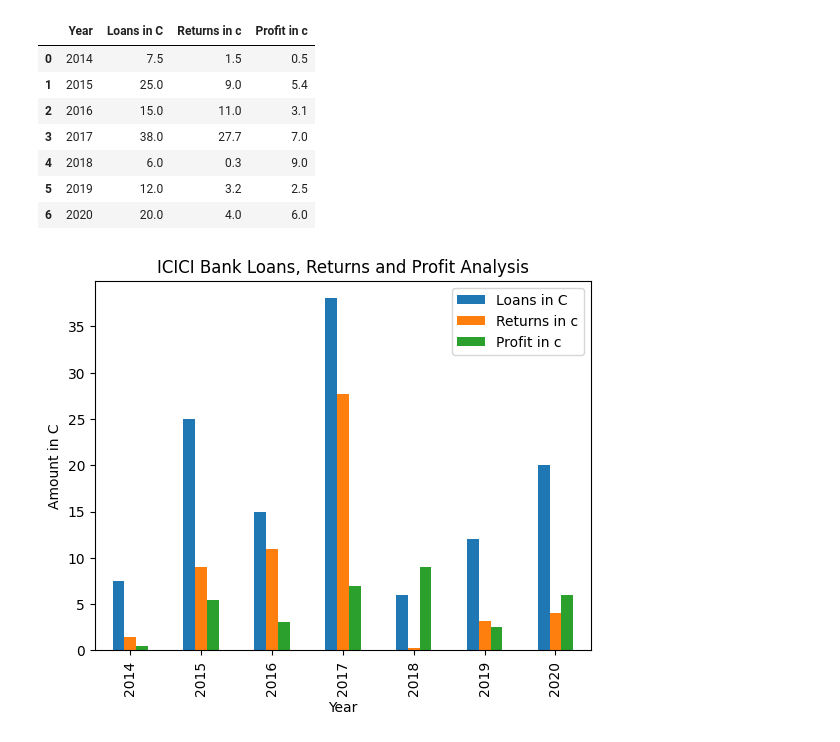
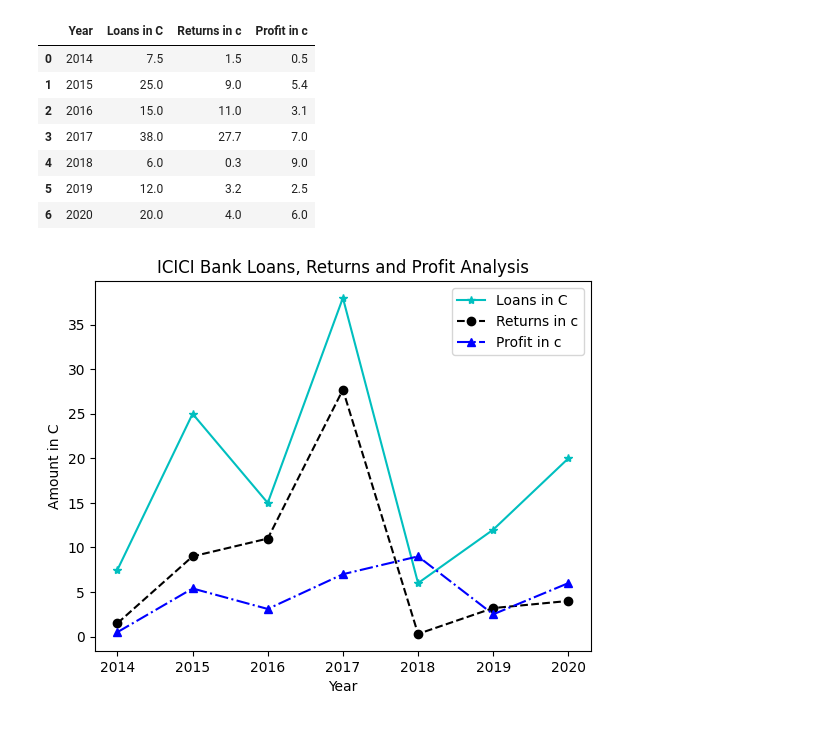
Before and after one commit to Ramesh-Bojanapu-1011/ai_python_practice, a Jupyter notebook: matlab_practice/practice2.ipynb, the cells around one changed output. Saved outputs shown, nothing was run; the diff lists cells and outputs as text; code cells hidden in the pictures.

```diff
--- a/matlab_practice/practice2.ipynb
+++ b/matlab_practice/practice2.ipynb
@@ -186,13 +187,13 @@ ICICIBank_Loans
 # %%
 ICICIBank_Loans.plot(
     "Year",
     ["Loans in C", "Returns in c", "Profit in c"],
-    kind="bar",
+    kind="line",
     title="ICICI Bank Loans, Returns and Profit Analysis",
-    style=["r-*", "b--o", "g-.^"],
+    style=["c-*", "k--o", "b-.^"],
 )
 plt.xlabel("Year")
 plt.ylabel("Amount in C")
 plt.show()
 # %% [output]
-[figure, old version]
+[figure, new version]
```
Also changed, not shown: parts of 1 cell of this notebook, 1 other file.
